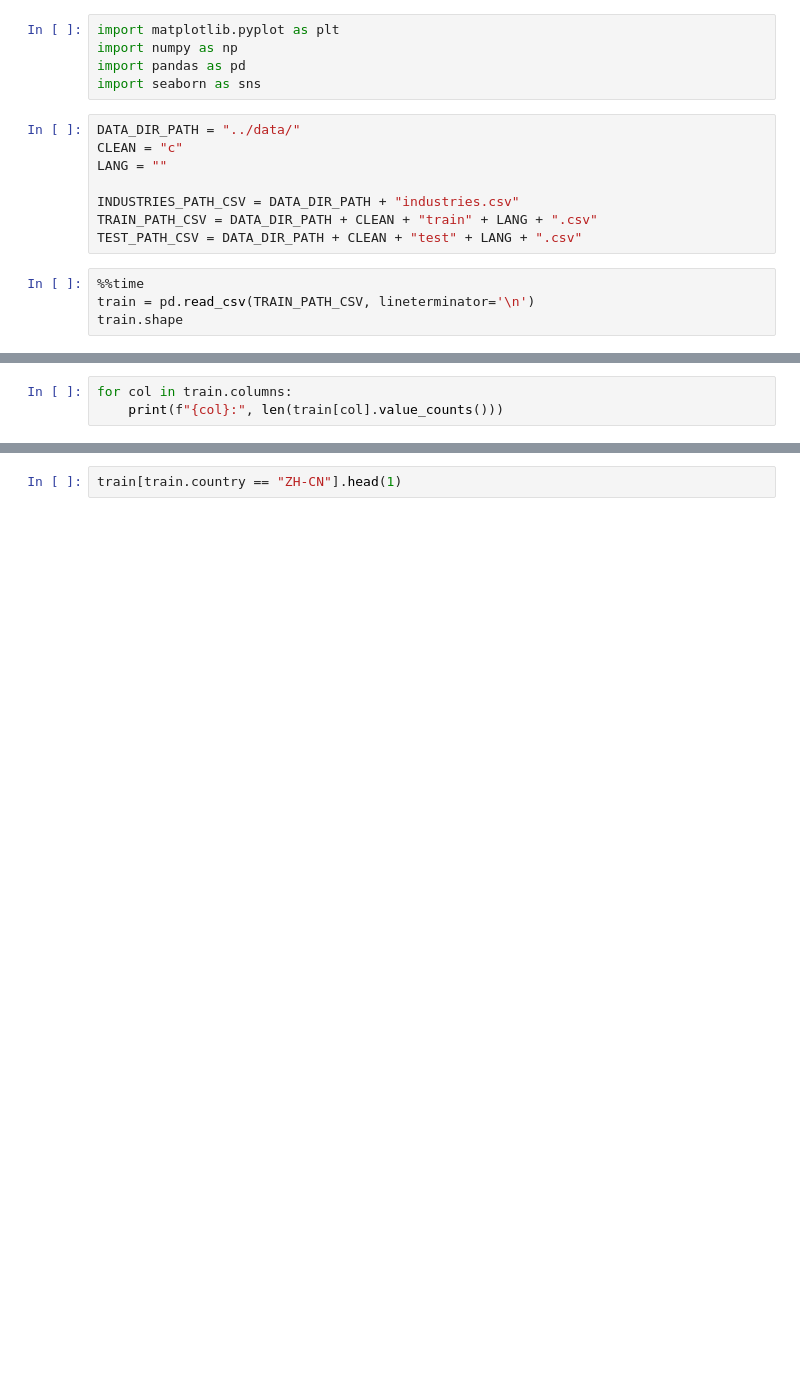
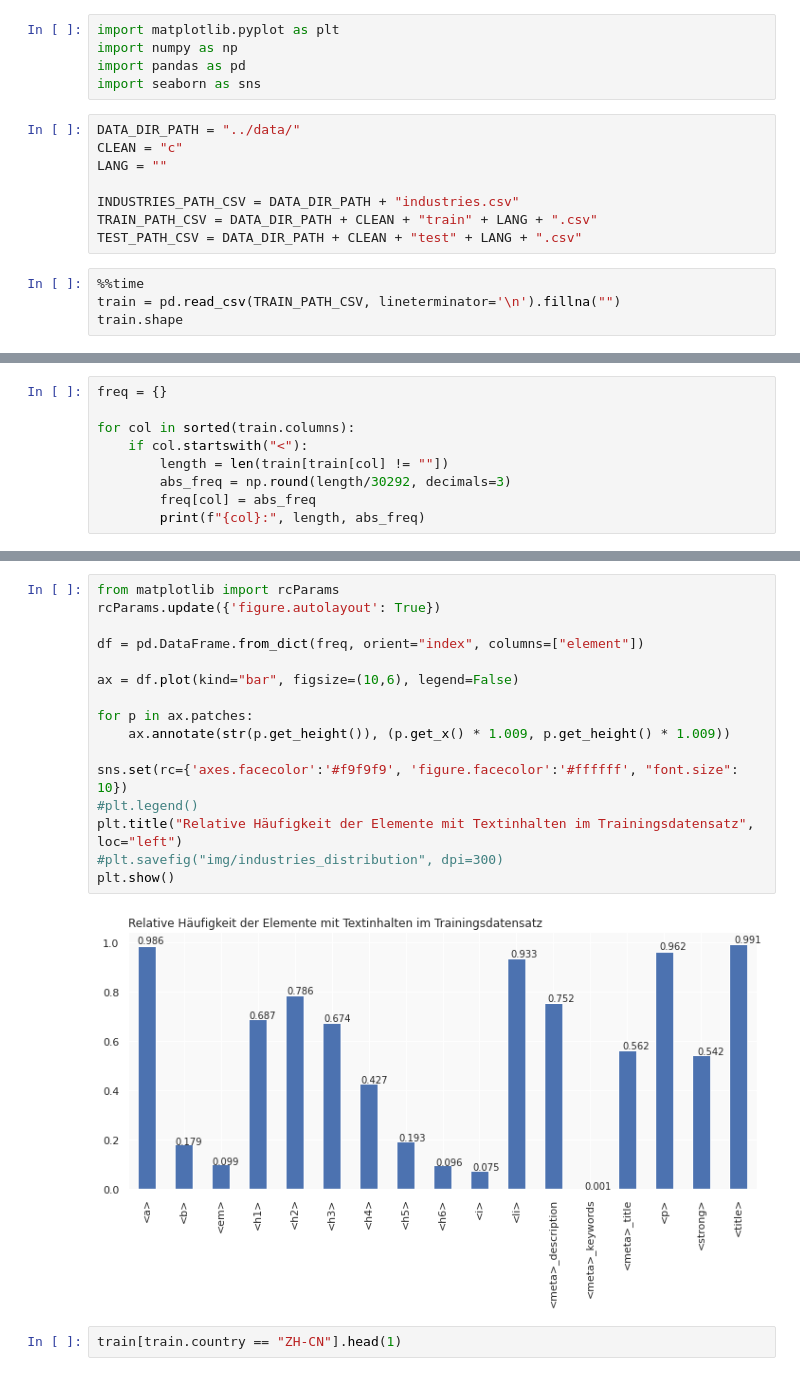
Before and after one commit to realjanpaulus/industryhtml, a Jupyter notebook: notebooks/corpus_insights.ipynb, the cells around one changed output, grey strips where cells are left out. Cells and saved outputs as stored; diff of their text form; blank space fills up the shorter version.

```diff
--- a/notebooks/corpus_insights.ipynb
+++ b/notebooks/corpus_insights.ipynb
@@ -15,6 +15,6 @@ TRAIN_PATH_CSV = DATA_DIR_PATH + CLEAN + "train" + LANG + ".csv"
 TEST_PATH_CSV = DATA_DIR_PATH + CLEAN + "test" + LANG + ".csv"
 # %%
 %%time
-train = pd.read_csv(TRAIN_PATH_CSV, lineterminator='\n')
+train = pd.read_csv(TRAIN_PATH_CSV, lineterminator='\n').fillna("")
 train.shape
 # %% [output]
@@ -30,3 +29,0 @@ train.head(1)
-# %%
-for col in train.columns:
-    print(f"{col}:", len(train[col].value_counts()))
@@ -50,0 +30,9 @@ country: 43
+# %%
+freq = {}
+
+for col in sorted(train.columns):
+    if col.startswith("<"):
+        length = len(train[train[col] != ""])
+        abs_freq = np.round(length/30292, decimals=3)
+        freq[col] = abs_freq
+        print(f"{col}:", length, abs_freq)
@@ -51,3 +57,21 @@ country: 43
+# %%
+from matplotlib import rcParams
+rcParams.update({'figure.autolayout': True})
+
+df = pd.DataFrame.from_dict(freq, orient="index", columns=["element"])
+
+ax = df.plot(kind="bar", figsize=(10,6), legend=False)
+
+for p in ax.patches:
+    ax.annotate(str(p.get_height()), (p.get_x() * 1.009, p.get_height() * 1.009))
+
+sns.set(rc={'axes.facecolor':'#f9f9f9', 'figure.facecolor':'#ffffff', "font.size": 10})
+#plt.legend()
+plt.title("Relative Häufigkeit der Elemente mit Textinhalten im Trainingsdatensatz", loc="left")
+#plt.savefig("img/industries_distribution", dpi=300)
+plt.show()
+# %% [output]
+[figure, added]
 # %%
 train[train.country == "ZH-CN"].head(1)
 # %% [output]
```
Also changed, not shown: parts of 4 cells of this notebook, 11 other files.
